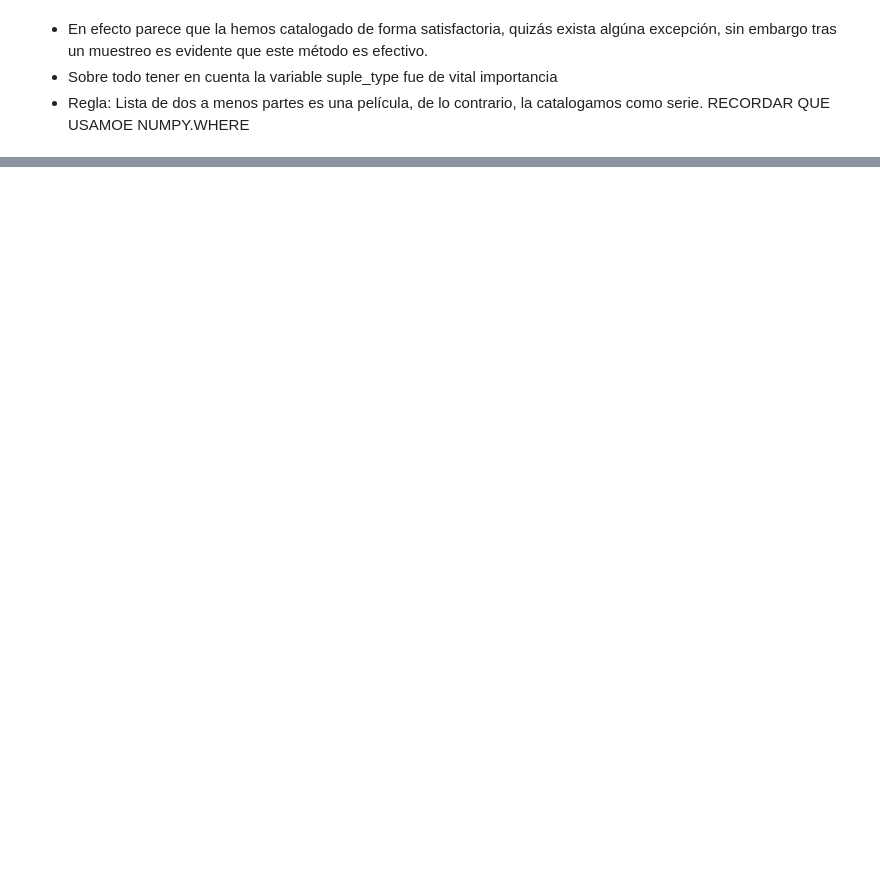
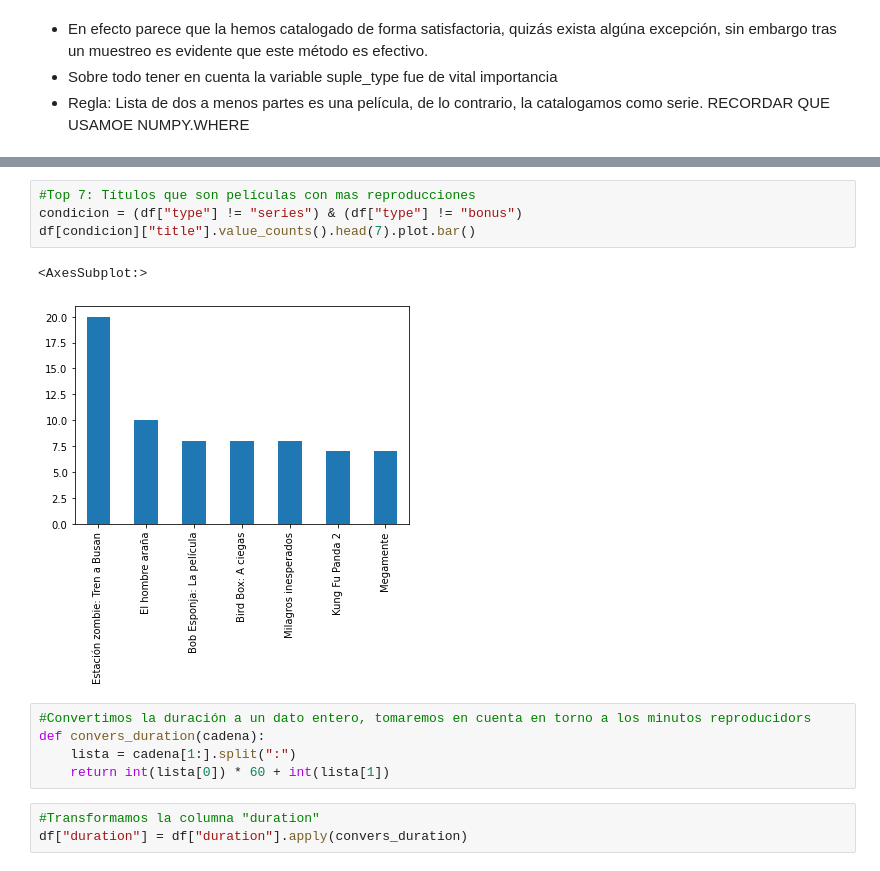
Before and after one commit to RoyalGuard97/Proyecto_Analisis_Netflix_Personal, a Jupyter notebook: analisis_data.ipynb, the cells around one changed output, grey strips where cells are left out. Drawn from its saved outputs; the diff is of its cells as text; blank space fills up the shorter version.

```diff
--- a/analisis_data.ipynb
+++ b/analisis_data.ipynb
@@ -830,0 +779,15 @@ df[condicion].sample(17)
+# %%
+#Top 7: Títulos que son películas con mas reproducciones
+condicion = (df["type"] != "series") & (df["type"] != "bonus")
+df[condicion]["title"].value_counts().head(7).plot.bar()
+# %% [output]
+<AxesSubplot:>
+[figure, added]
+# %%
+#Convertimos la duración a un dato entero, tomaremos en cuenta en torno a los minutos reproducidors
+def convers_duration(cadena):
+    lista = cadena[1:].split(":")
+    return int(lista[0]) * 60 + int(lista[1])
+# %%
+#Transformamos la columna "duration"
+df["duration"] = df["duration"].apply(convers_duration)
```
Also changed, not shown: parts of 55 cells of this notebook.
